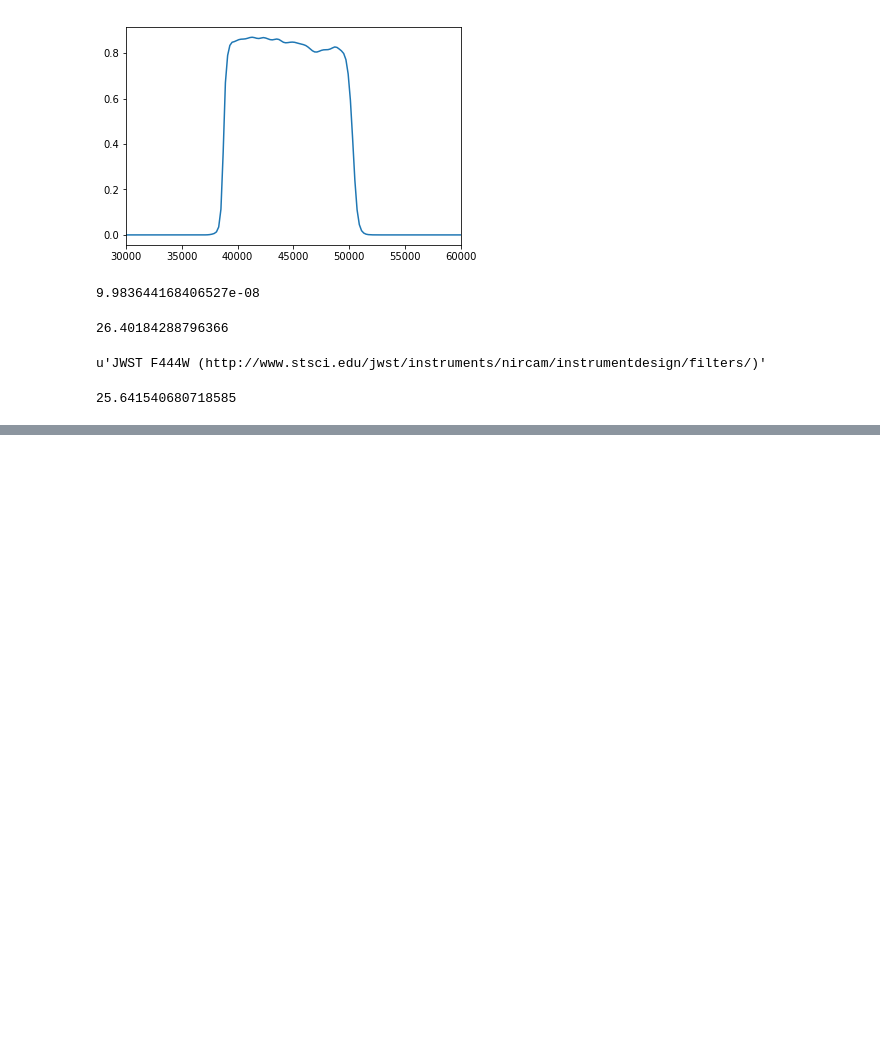
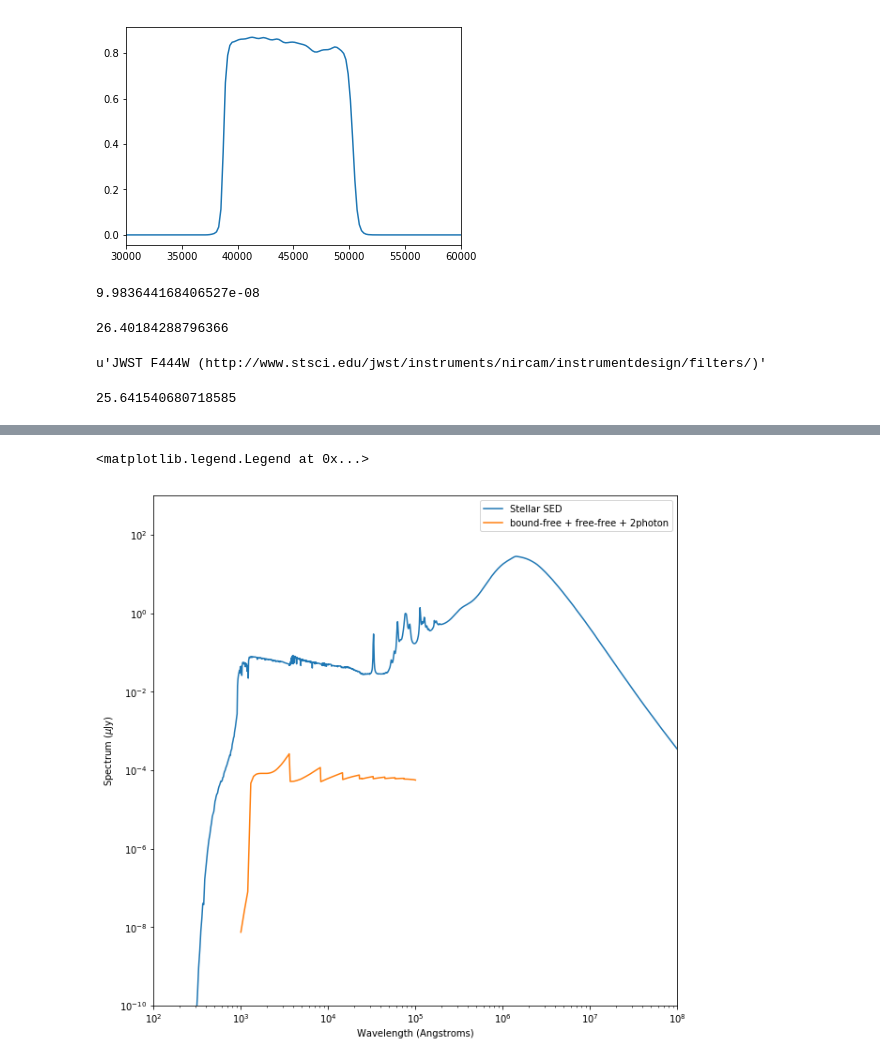
Before and after one commit to sararosecran/radiative_processes, a Jupyter notebook: final_project.ipynb, the cells around one changed output, grey strips where cells are left out. Cells and saved outputs as stored; diff of their text form; code cells hidden in the pictures; blank space fills up the shorter version.

```diff
--- a/final_project.ipynb
+++ b/final_project.ipynb
@@ -275,0 +327,20 @@ mags[-1]
+# %%
+wave, spec = sp.get_spectrum(zmet = 1., tage = 0.5)
+spec = spec * (3.828E26) # L_sol/Hz to W/Hz
+spec = spec / (1.0E-26) # W/Hz to Jy*m^2 (1 Jy = 10^-26 W/Hz/m^2)
+spec = spec / (1.0E-6) # convert to microJy
+spec = spec / (4*np.pi*(r**2)) # divide by surface area from galaxy Jy*m^2 to Jy
+# %%
+fig = plt.figure(figsize=[10,10])
+plt.plot(wave, spec, label= 'Stellar SED')
+plt.plot(wavelength, flux, label= 'bound-free + free-free + 2photon')
+plt.xscale('log')
+plt.yscale('log')
+plt.xlabel('Wavelength (Angstroms)')
+plt.ylabel('Spectrum ($\mu$Jy)')
+plt.xlim(1e2,1e8)
+plt.ylim(1e-10,1e3)
+plt.legend()
+# %% [output]
+<matplotlib.legend.Legend at 0x...>
+[figure, added]
```
Also changed, not shown: parts of 11 cells of this notebook, 2 other files.
